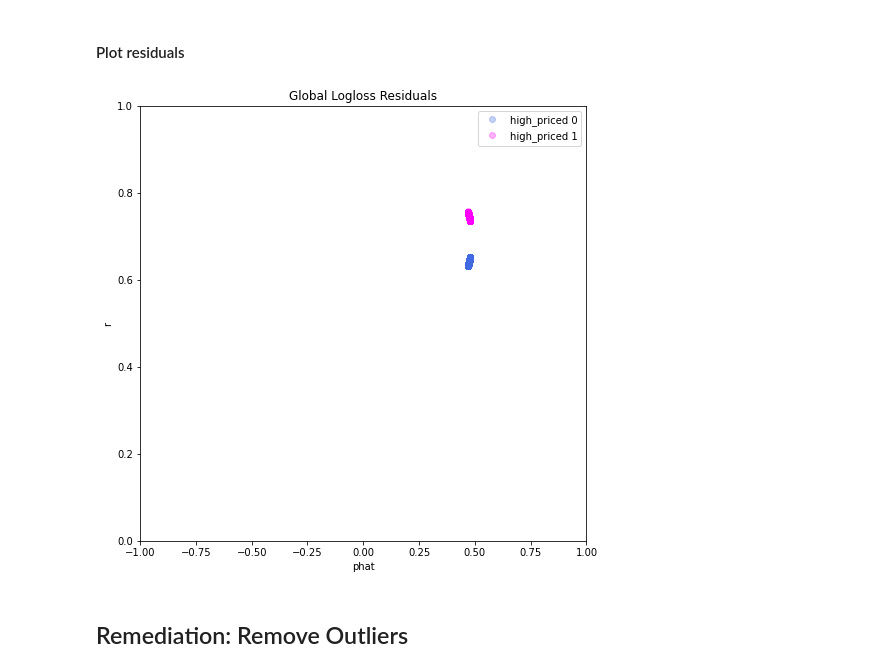
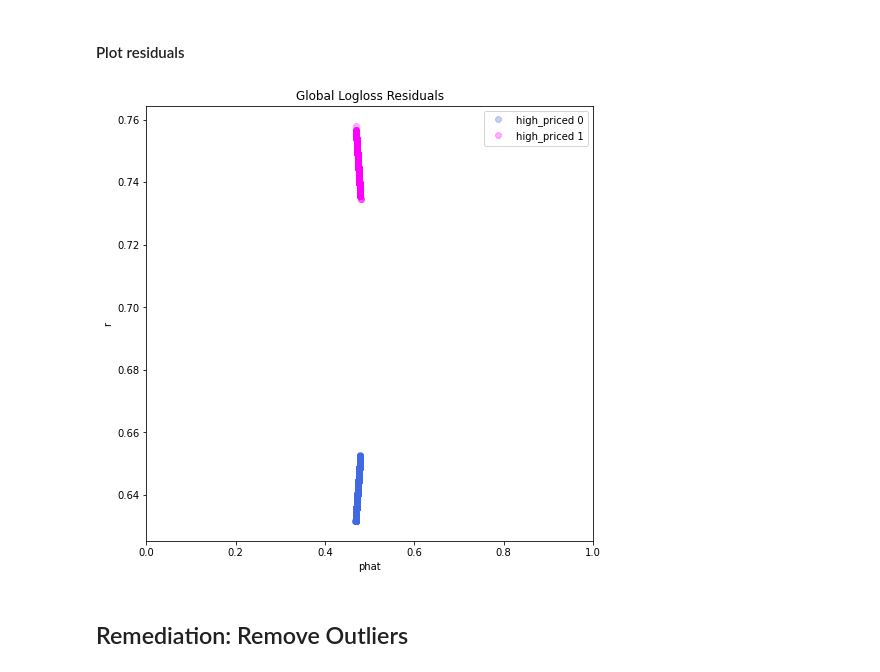
Before and after one commit to midiker/GWU_RML, a Jupyter notebook: Assignment_5/Assignment_5.ipynb, the cells around one changed output. Saved outputs shown, nothing was run; the diff lists cells and outputs as text; code cells hidden in the pictures.

```diff
--- a/Assignment_5/Assignment_5.ipynb
+++ b/Assignment_5/Assignment_5.ipynb
@@ -241,26 +241,26 @@ Model preform very poorly on the recession conditions and basically uses the mea
 # %%
 # initialize figure
 fig, ax_ = plt.subplots(figsize=(8, 8))
 
 # plot groups with appropriate color
 color_list = ['royalblue', 'magenta']
 c_idx = 0
 groups = rem_mxgb_phat.groupby(y_name) # define groups for levels of PAY_0
 for name, group in groups:
     ax_.plot(group.phat, group.r,
              label=' '.join([y_name, str(name)]),
              marker='o', linestyle='', color=color_list[c_idx], alpha=0.3)
     c_idx += 1
 
 # annotate plot
-_ = ax_.set_ylim(0, 1)
-_ = ax_.set_xlim(-1, 1)
+#_ = ax_.set_ylim(0, 1)
+_ = ax_.set_xlim(0, 1)
 _ = plt.xlabel(yhat_name)
 _ = plt.ylabel(r_name)
 _ = ax_.legend(loc=1)
 _ = plt.title('Global Logloss Residuals')
 # %% [output]
-[figure, old version]
+[figure, new version]
 # %% [markdown]
 ## Remediation: Remove Outliers
 # %% [markdown]
```
Also changed, not shown: parts of 4 cells of this notebook.
